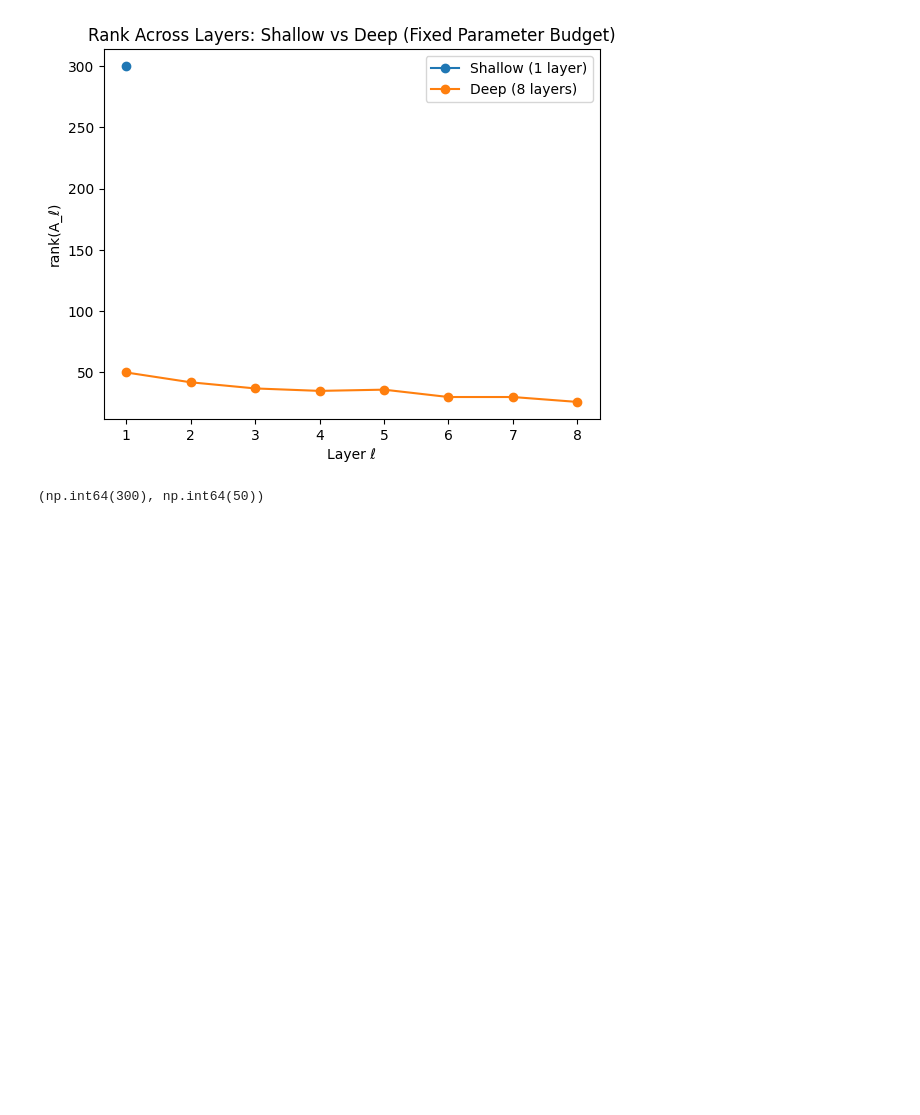
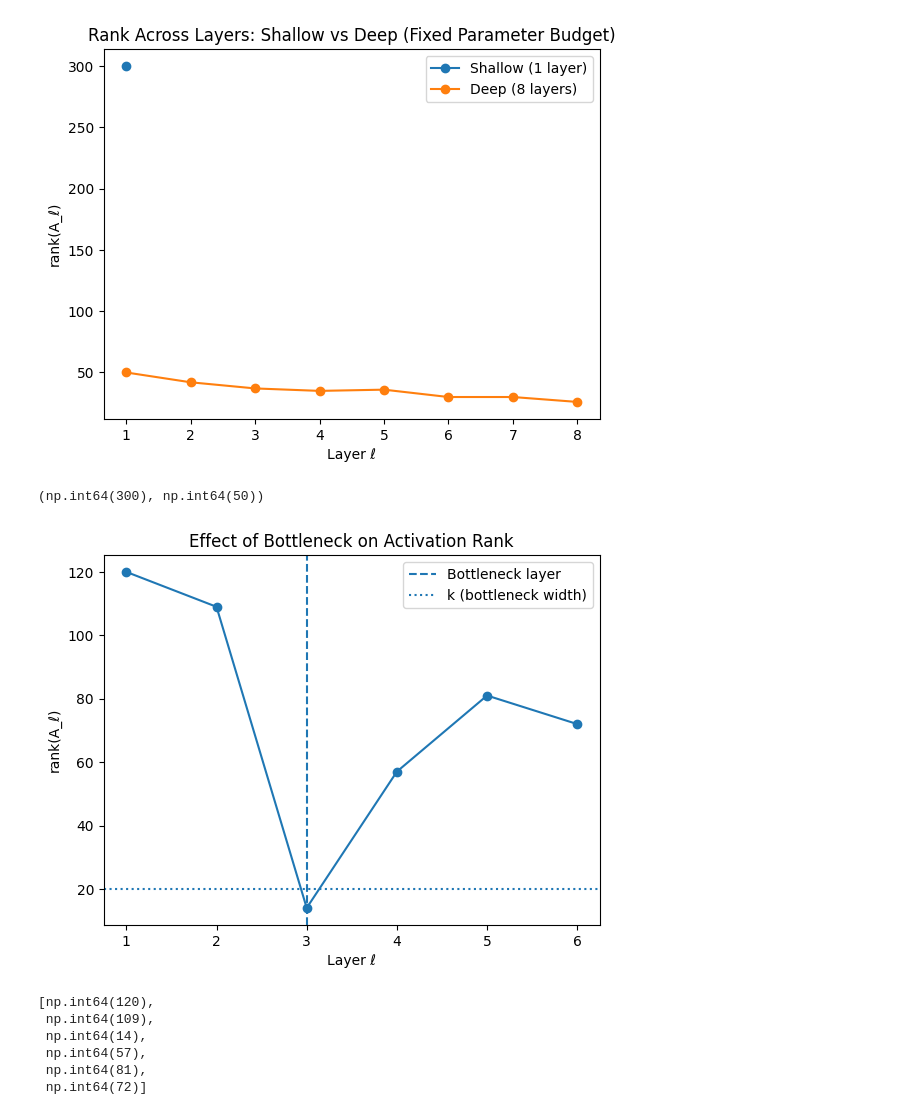
Before and after one commit to qndo1/math216B, a Jupyter notebook: HW1/p1.ipynb, the cells around one changed output. Saved outputs shown, nothing was run; the diff lists cells and outputs as text; code cells hidden in the pictures; blank space fills up the shorter version.

```diff
--- a/HW1/p1.ipynb
+++ b/HW1/p1.ipynb
@@ -202,3 +202,70 @@ max_rank_shallow, max_rank_deep
 # %% [output]
 [figure]
 (np.int64(300), np.int64(50))
+# %%
+import numpy as np
+import matplotlib.pyplot as plt
+
+def relu(x):
+    return np.maximum(0, x)
+
+def forward_activations(X, W_list, b_list):
+    A_list = []
+    Phi = X
+    for W, b in zip(W_list, b_list):
+        Phi = relu(W @ Phi + b)
+        A_list.append(Phi)
+    return A_list
+
+def numerical_rank(A, tol=1e-6):
+    s = np.linalg.svd(A, compute_uv=False)
+    return np.sum(s > tol)
+
+# ----- Settings -----
+np.random.seed(2)
+d = 30
+N = 200
+L = 6
+wide = 120
+k = 20          # bottleneck width
+l0 = 3          # bottleneck inserted at layer 3
+
+X = np.random.randn(d, N)
+
+W_list = []
+b_list = []
+prev = d
+
+for l in range(1, L+1):
+    if l == l0:
+        width = k
+    else:
+        width = wide
+
+    W_list.append(np.random.randn(width, prev) / np.sqrt(prev))
+    b_list.append(np.random.randn(width, 1))
+    prev = width
+
+A_list = forward_activations(X, W_list, b_list)
+ranks = [numerical_rank(A) for A in A_list]
+
+# Plot
+plt.figure()
+plt.plot(range(1, L+1), ranks, marker='o')
+plt.axvline(l0, linestyle='--', label='Bottleneck layer')
+plt.axhline(k, linestyle=':', label='k (bottleneck width)')
+plt.xlabel("Layer ℓ")
+plt.ylabel("rank(A_ℓ)")
+plt.title("Effect of Bottleneck on Activation Rank")
+plt.legend()
+plt.show()
+
+ranks
+# %% [output]
+[figure, added]
+[np.int64(120),
+ np.int64(109),
+ np.int64(14),
+ np.int64(57),
+ np.int64(81),
+ np.int64(72)]
```
